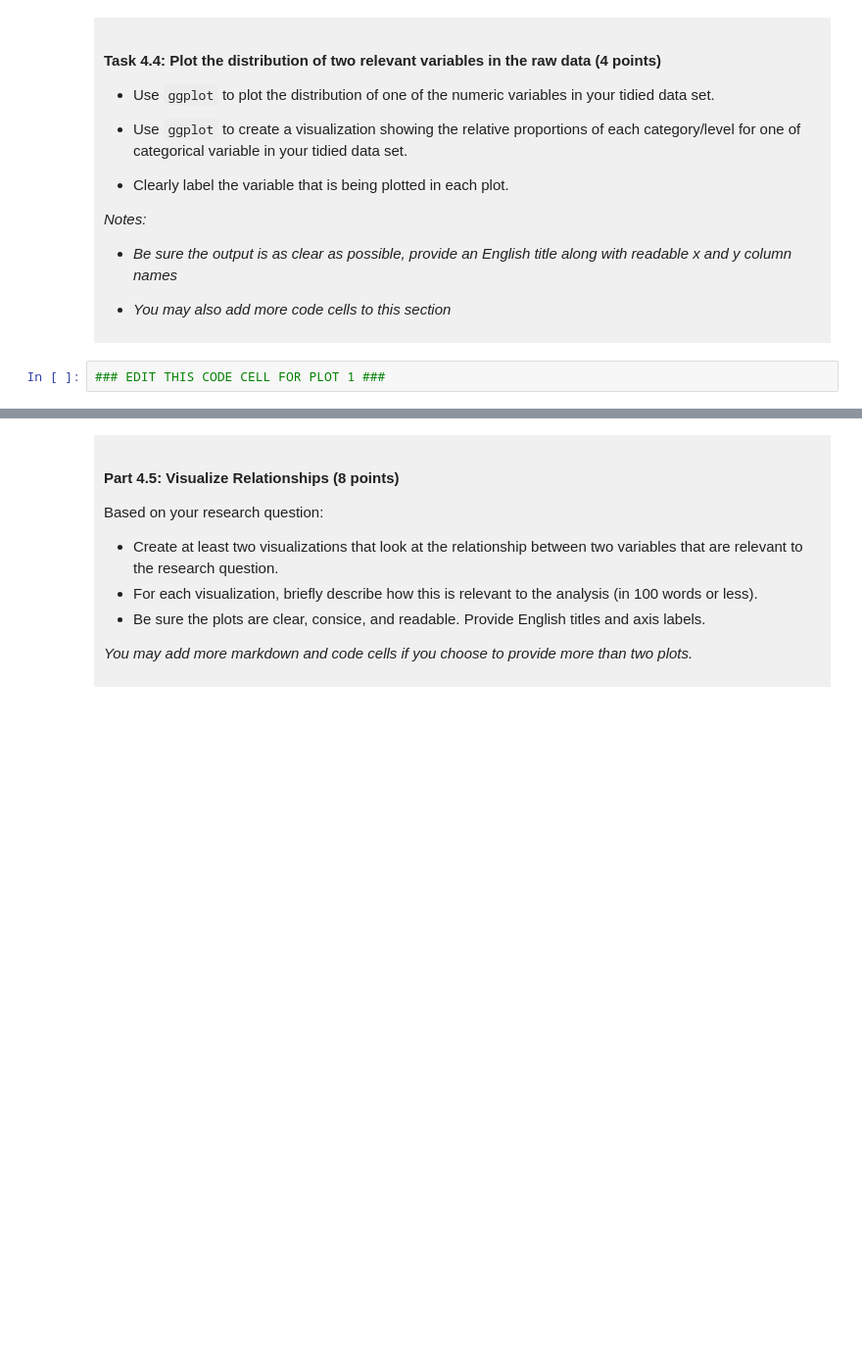
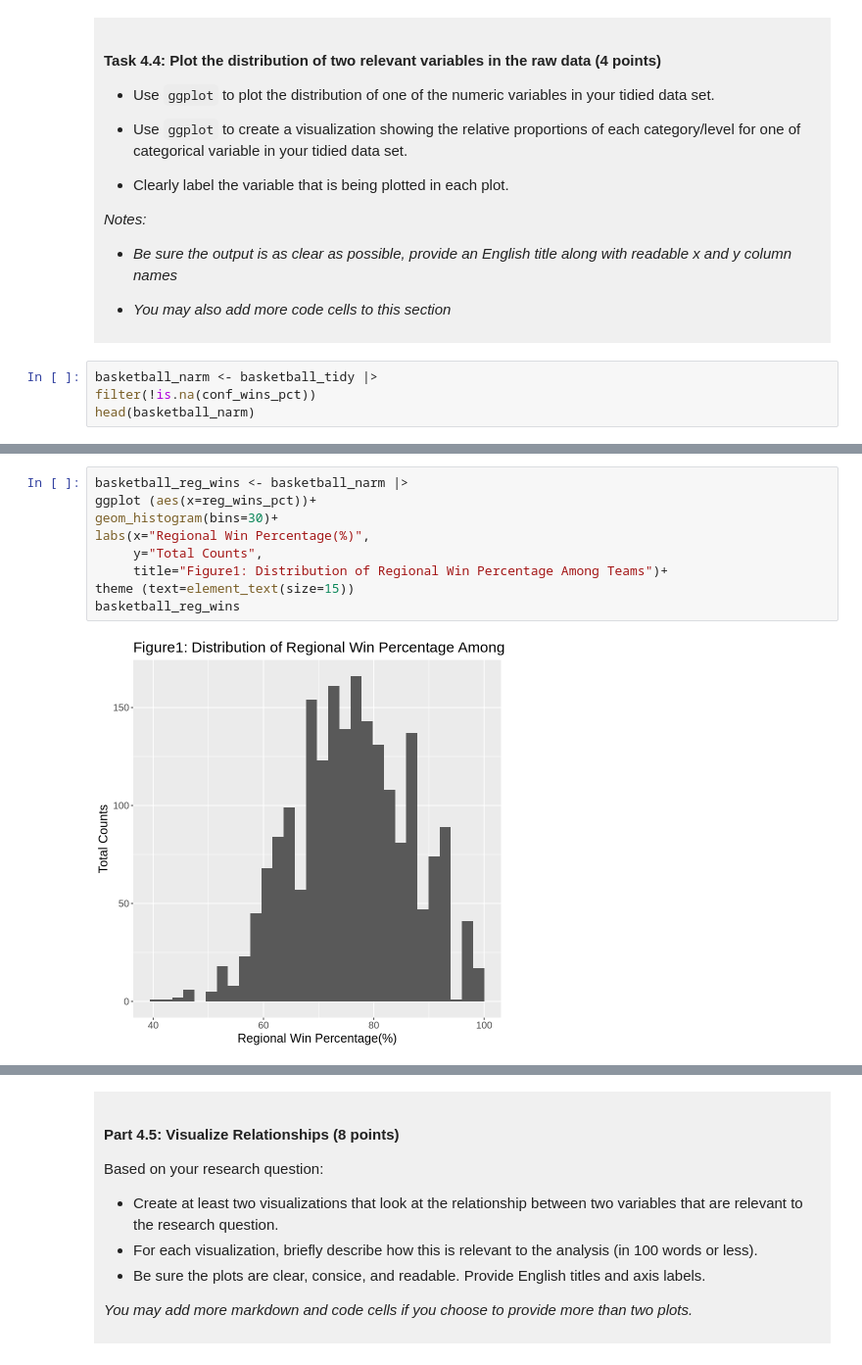
Before and after one commit to chuning-s/dsci-100-project-chuning-sun, a Jupyter notebook: dsci-100-project-notebook.ipynb, the cells around one changed output, grey strips where cells are left out. Shown at 98% size. Cells and saved outputs as stored; diff of their text form; blank space fills up the shorter version.

```diff
--- a/dsci-100-project-notebook.ipynb
+++ b/dsci-100-project-notebook.ipynb
@@ -307,4 +348,6 @@ You will refine your research question (if needed) and produce a tidy data set.
 
 </div>
 # %%
-### EDIT THIS CODE CELL FOR PLOT 1 ###
+basketball_narm <- basketball_tidy |>
+filter(!is.na(conf_wins_pct))
+head(basketball_narm)
@@ -311 +364,12 @@ You will refine your research question (if needed) and produce a tidy data set.
+# %%
+basketball_reg_wins <- basketball_narm |>
+ggplot (aes(x=reg_wins_pct))+
+geom_histogram(bins=30)+
+labs(x="Regional Win Percentage(%)",
+     y="Total Counts",
+     title="Figure1: Distribution of Regional Win Percentage Among Teams")+
+theme (text=element_text(size=15))
+basketball_reg_wins
+# %% [output]
+[figure, added]
 # %%
```
Also changed, not shown: parts of 13 cells of this notebook.
